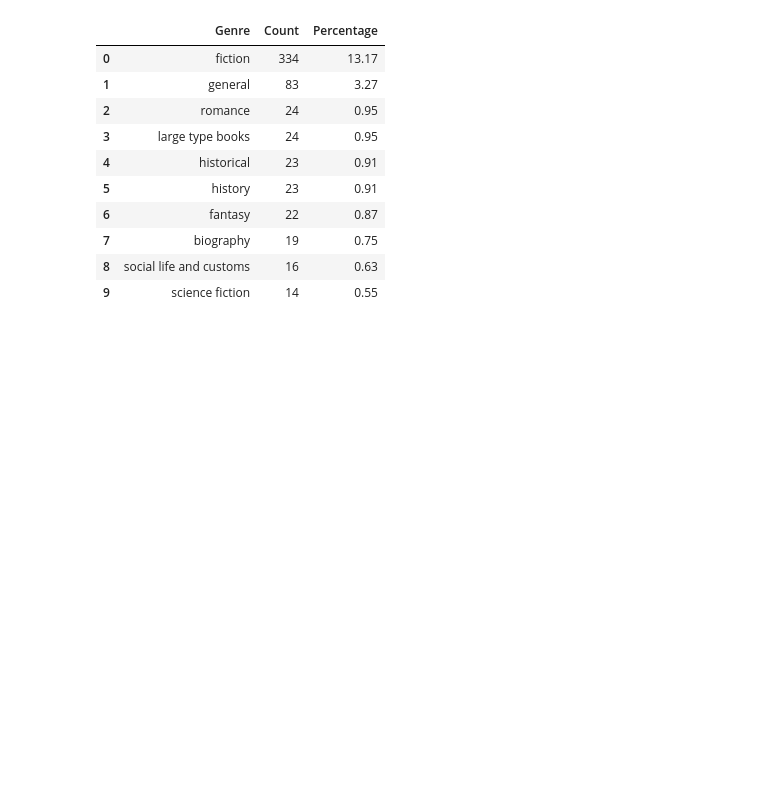
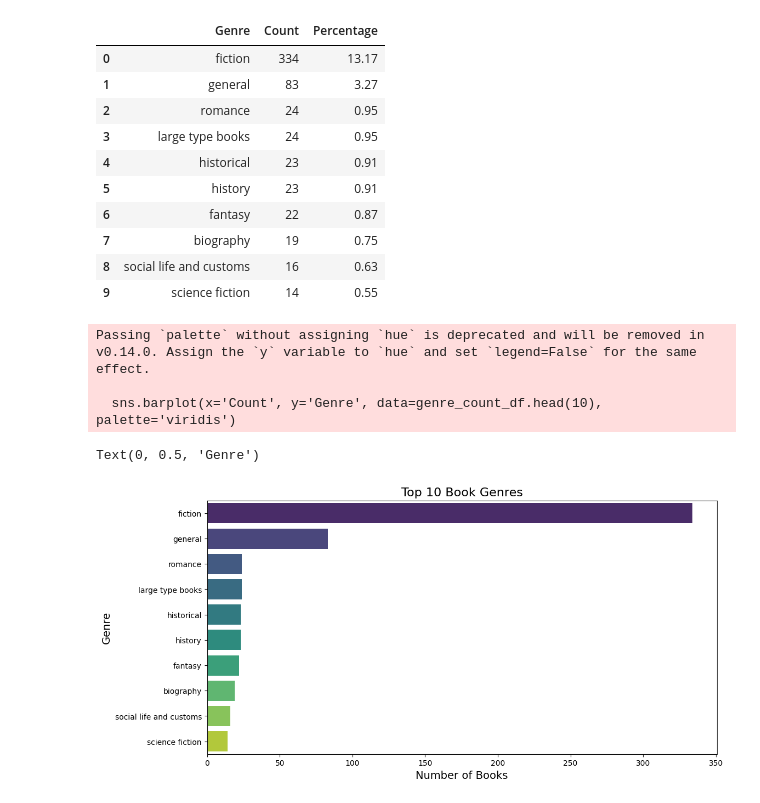
Before and after one commit to jtimko16/book-recommendation, a Jupyter notebook: notebooks/02. Clean_genres.ipynb, the cells around one changed output. Cells and saved outputs as stored; diff of their text form; code cells hidden in the pictures; blank space fills up the shorter version.

```diff
--- a/notebooks/02. Clean_genres.ipynb
+++ b/notebooks/02. Clean_genres.ipynb
@@ -209,3 +209,29 @@ genre_count_df.head(10)
 | 7 | biography | 19 | 0.75 |
 | 8 | social life and customs | 16 | 0.63 |
 | 9 | science fiction | 14 | 0.55 |
+# %%
+### Plot the bar chart of the top 10 genres using seaborn
+
+import seaborn as sns
+import matplotlib
+import matplotlib.pyplot as plt
+
+# Set the plot size
+plt.figure(figsize=(12, 6))
+
+# Create the bar plot
+sns.barplot(x='Count', y='Genre', data=genre_count_df.head(10), palette='viridis')
+
+# Set the title and labels
+plt.title('Top 10 Book Genres', fontsize=16)
+plt.xlabel('Number of Books', fontsize=14)
+plt.ylabel('Genre', fontsize=14)
+
+
+# Set
+# %% [output]
+Passing `palette` without assigning `hue` is deprecated and will be removed in v0.14.0. Assign the `y` variable to `hue` and set `legend=False` for the same effect.
+
+  sns.barplot(x='Count', y='Genre', data=genre_count_df.head(10), palette='viridis')
+Text(0, 0.5, 'Genre')
+[figure, added]
```
Also changed, not shown: 2 other files.
